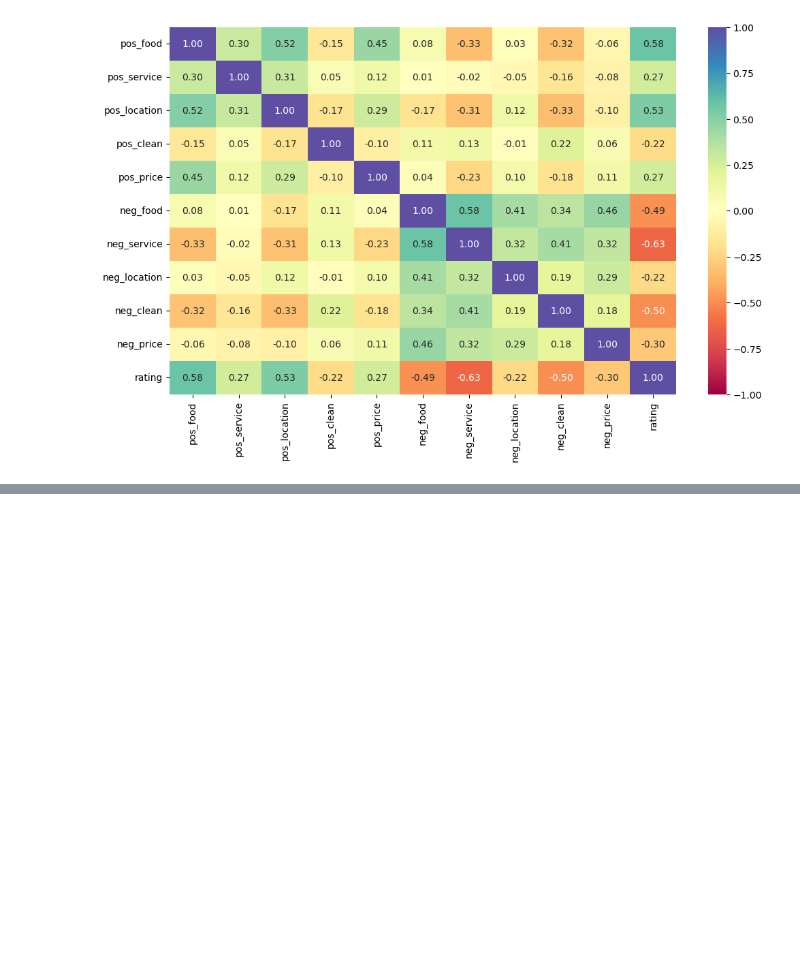
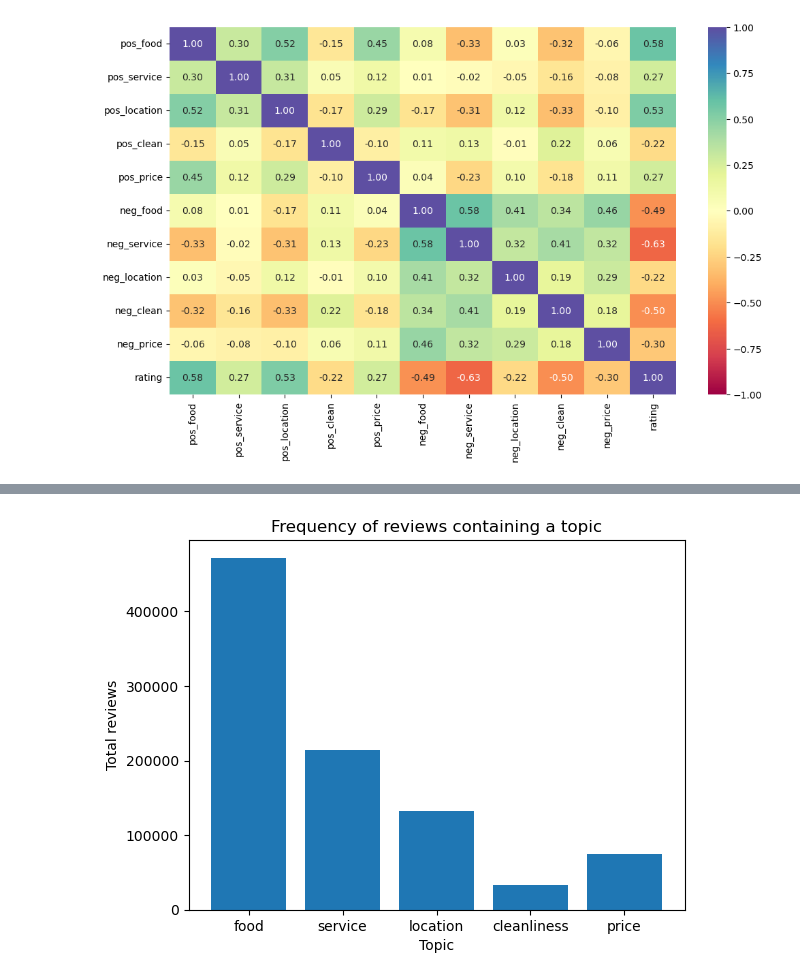
Before and after one commit to jotyot/rate-review, a Jupyter notebook: eda.ipynb, the cells around one changed output, grey strips where cells are left out. Cells and saved outputs as stored; diff of their text form; code cells hidden in the pictures; blank space fills up the shorter version.

```diff
--- a/eda.ipynb
+++ b/eda.ipynb
@@ -502,0 +556,8 @@ plt.show()
+# %%
+plt.bar(topics, doc_freq)
+plt.xlabel('Topic')
+plt.ylabel('Total reviews')
+plt.title('Frequency of reviews containing a topic')
+plt.show()
+# %% [output]
+[figure, added]
```
Also changed, not shown: parts of 7 cells of this notebook, 1 other file.
